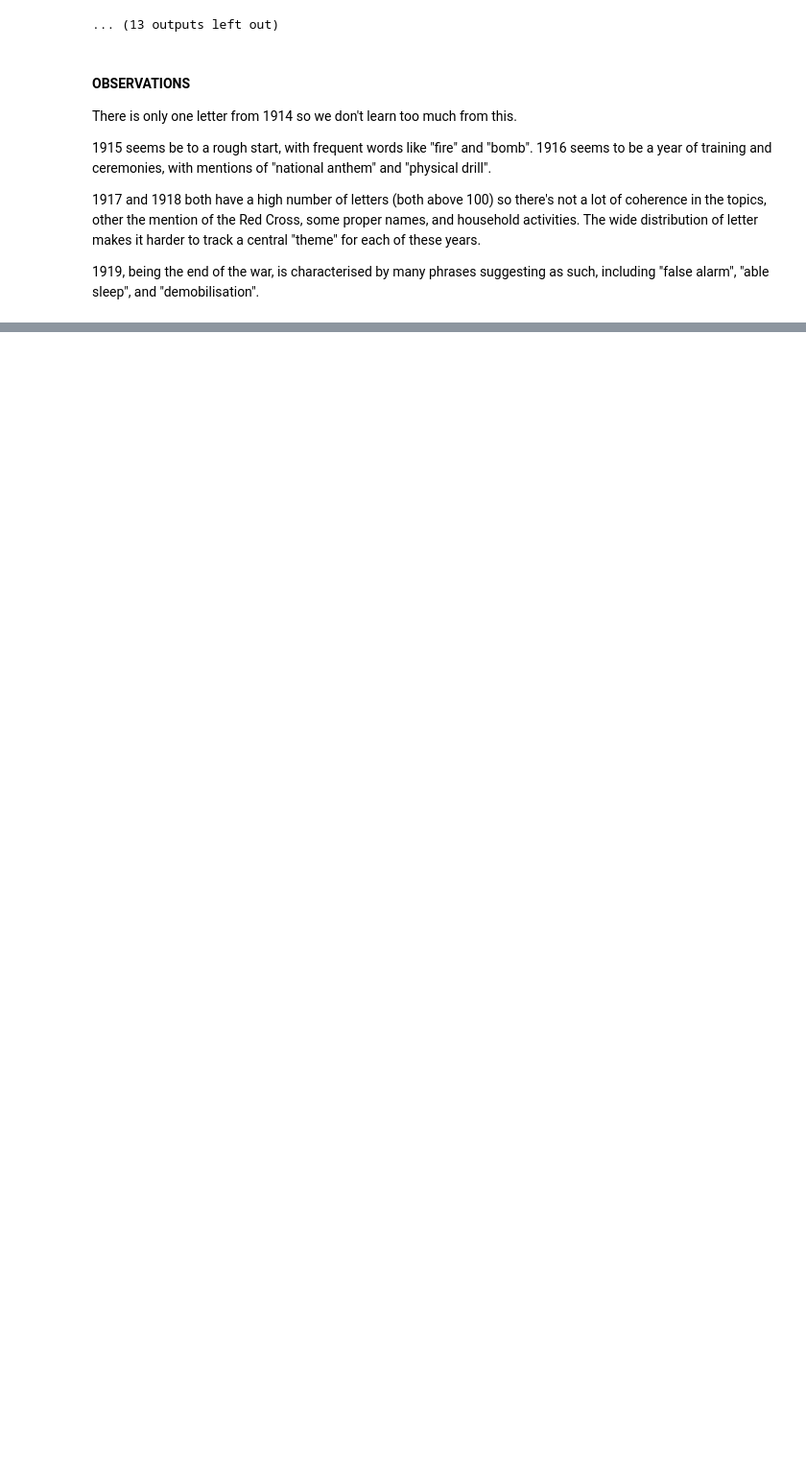
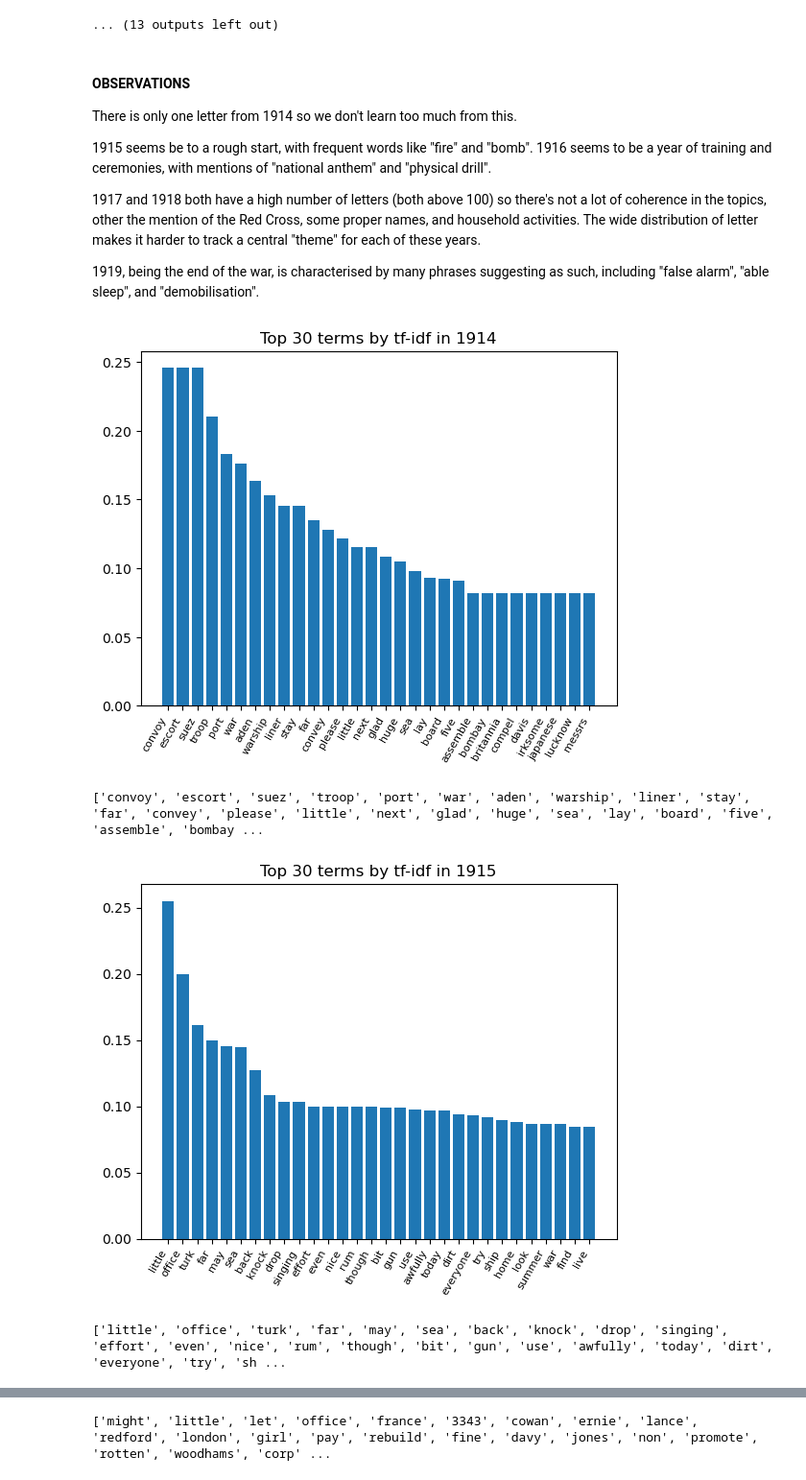
Before and after one commit to zhao-rry/TM2025_project, a Jupyter notebook: general_stats.ipynb, the cells around one changed output, grey strips where cells are left out. Shown at 96% size. Cells and saved outputs as stored; diff of their text form; code cells hidden in the pictures; blank space fills up the shorter version.

Commit message:
Extra: calculate TF-IDF

```diff
--- a/general_stats.ipynb
+++ b/general_stats.ipynb
@@ -492,3 +487,33 @@ There is only one letter from 1914 so we don't learn too much from this.
 1917 and 1918 both have a high number of letters (both above 100) so there's not a lot of coherence in the topics, other the mention of the Red Cross, some proper names, and household activities. The wide distribution of letter makes it harder to track a central "theme" for each of these years.
 
 1919, being the end of the war, is characterised by many phrases suggesting as such, including "false alarm", "able sleep", and "demobilisation".
+# %%
+from sklearn.feature_extraction.text import TfidfVectorizer as TFIDF
+
+tfidf = TFIDF()
+letters_tfidf = tfidf.fit_transform(letters)
+terms = tfidf.get_feature_names_out()
+# retrieve the terms and not just their ids
+
+# create a dense dataframe, reshaped to better
+# extract the highest/lowest tf-idfs
+tfidf_by_year = {
+    year: pd.DataFrame(tfidf.transform(letter).todense(),
+                       columns = terms).stack().reset_index()
+    for year, letter in letters_by_year.items()
+}
+
+for year, tfidf in tfidf_by_year.items():
+    tfidf.columns = ["doc", "terms", "tfidf"]
+    tfidf_counter = Counter({
+        row.terms: row.tfidf
+        for row in tfidf.itertuples()
+    })
+    show_freq(tfidf_counter.most_common(NUM_COMMON),
+             f"Top {NUM_COMMON} terms by tf-idf in {year}",
+             True)
+# %% [output]
+[figure, added]
+['convoy', 'escort', 'suez', 'troop', 'port', 'war', 'aden', 'warship', 'liner', 'stay', 'far', 'convey', 'please', 'little', 'next', 'glad', 'huge', 'sea', 'lay', 'board', 'five', 'assemble', 'bombay ...
+[figure, added]
+['little', 'office', 'turk', 'far', 'may', 'sea', 'back', 'knock', 'drop', 'singing', 'effort', 'even', 'nice', 'rum', 'though', 'bit', 'gun', 'use', 'awfully', 'today', 'dirt', 'everyone', 'try', 'sh ...
@@ -494,0 +521 @@ There is only one letter from 1914 so we don't learn too much from this.
+['might', 'little', 'let', 'office', 'france', '3343', 'cowan', 'ernie', 'lance', 'redford', 'london', 'girl', 'pay', 'rebuild', 'fine', 'davy', 'jones', 'non', 'promote', 'rotten', 'woodhams', 'corp' ...
```
Also changed, not shown: parts of 6 cells of this notebook.
